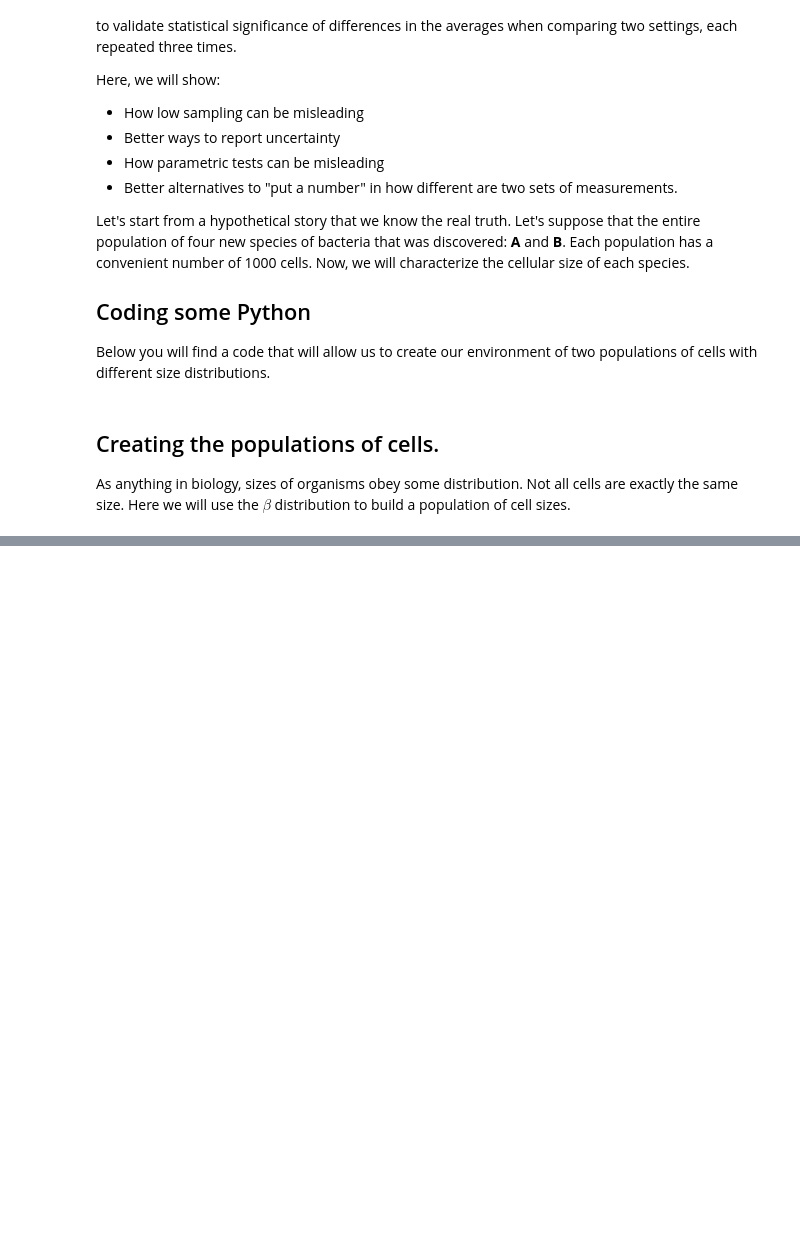
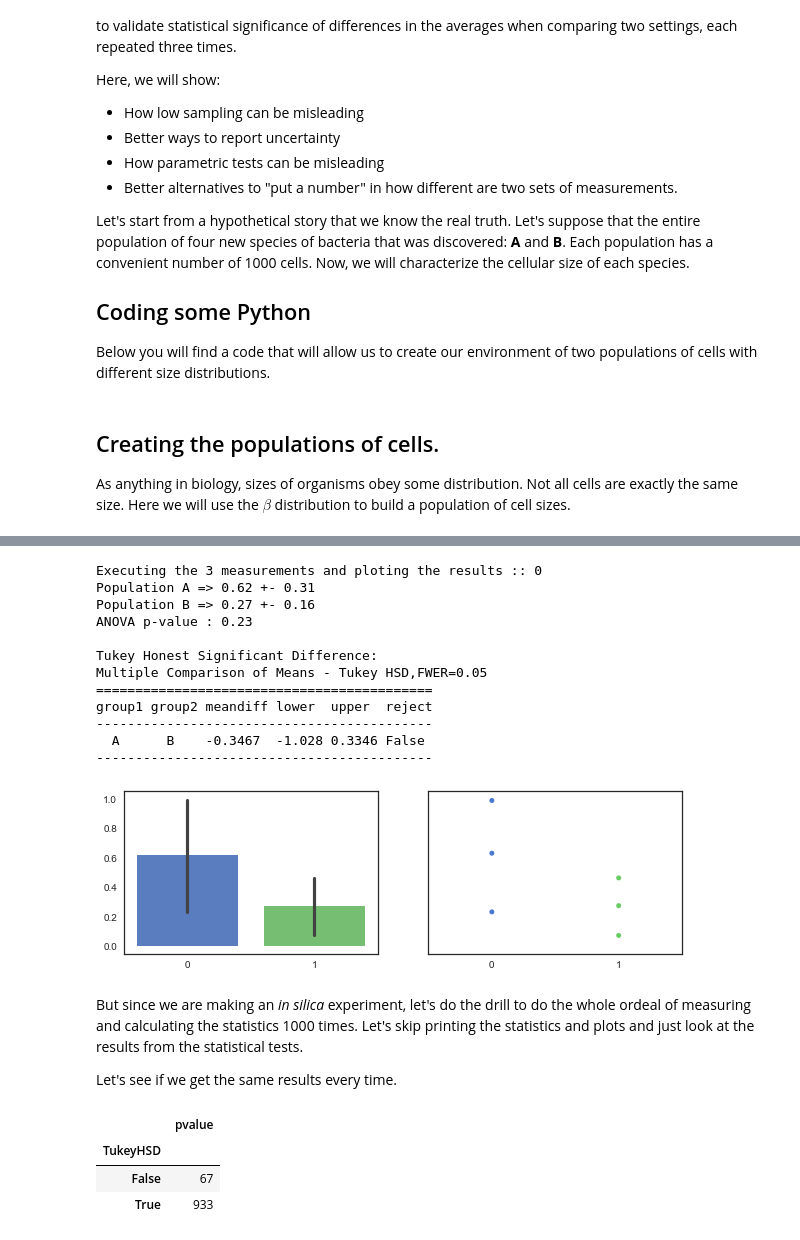
Before and after one commit to daviortega/Back2Basics, a Jupyter notebook: BasicStatswithLowReps.ipynb, the cells around one changed output, grey strips where cells are left out. Saved outputs shown, nothing was run; the diff lists cells and outputs as text; code cells hidden in the pictures; blank space fills up the shorter version.

Commit message:
including statistical tests.

```diff
--- a/BasicStatswithLowReps.ipynb
+++ b/BasicStatswithLowReps.ipynb
@@ -152,0 +177,29 @@ Population B => 0.44 +- 0.18
+# %%
+myResults = makeSamplingExperiments(pops = [A, B], num_samples = 3, n=1)
+# %% [output]
+Executing the 3 measurements and ploting the results :: 0
+Population A => 0.62 +- 0.31
+Population B => 0.27 +- 0.16
+ANOVA p-value : 0.23
+
+Tukey Honest Significant Difference:
+Multiple Comparison of Means - Tukey HSD,FWER=0.05
+===========================================
+group1 group2 meandiff lower  upper  reject
+-------------------------------------------
+  A      B    -0.3467  -1.028 0.3346 False
+-------------------------------------------
+[figure, added]
+# %% [markdown]
+But since we are making an *in silica* experiment, let's do the drill to do the whole ordeal of measuring and calculating the statistics 1000 times. Let's skip printing the statistics and plots and just look at the results from the statistical tests.
+
+Let's see if we get the same results every time.
+# %%
+myResults = makeSamplingExperiments(pops = [A, B], num_samples = 50, n=1000, plotIt=False, printIt=False)
+myResDF = pandas.DataFrame(myResults)
+myResDF.groupby('TukeyHSD').count()
+# %% [output]
+|  | pvalue |
+| TukeyHSD |  |
+| False | 67 |
+| True | 933 |
```
Also changed, not shown: parts of 17 cells of this notebook, 2 other files.
